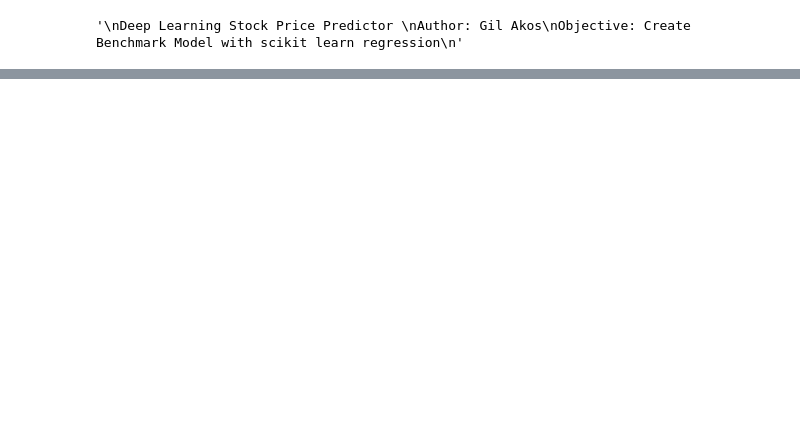
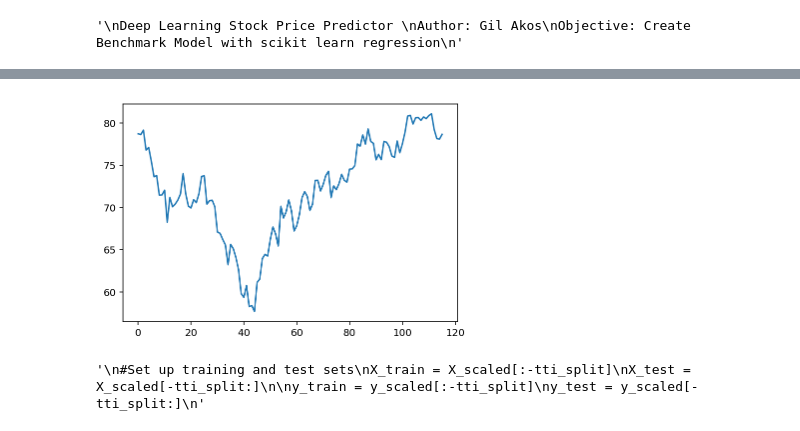
Before and after one commit to gilakos/machine-learning, a Jupyter notebook: projects/capstone/gilakos_stockpricepredictor_dev-benchmarkmodel.ipynb, the cells around one changed output, grey strips where cells are left out. Drawn from its saved outputs; the diff is of its cells as text; code cells hidden in the pictures; blank space fills up the shorter version.

Commit message:
Benchmark Data Processing
Feat: preprocess benchmark data

```diff
--- a/projects/capstone/gilakos_stockpricepredictor_dev-benchmarkmodel.ipynb
+++ b/projects/capstone/gilakos_stockpricepredictor_dev-benchmarkmodel.ipynb
@@ -20,8 +30,8 @@ import matplotlib.pyplot as plt
 # %%
 #Set Benchmark Dates
-date_start, date_end = '2009-01-01', '2009-07-01'#'2015-06-18'
+date_start, date_end = '2009-01-01', '2009-06-18'#'2015-06-18'
 
-#Set Model Baseline
+#Set Model Baseline Ticker
 base_ticker = 'SPY'
 
-print(pd.date_range(date_start,date_end))
+#Set Additional Tickers
@@ -37,17 +37,0 @@ DatetimeIndex(['2009-01-01', '2009-01-02', '2009-01-03', '2009-01-04',
-# %%
-#Create a dataframe for stock data
-stock_df= pd.DataFrame()#index = pd.date_range(date_start,date_end))
-#Set the index to the date range
-
-#Request STock Data
-stock_data = Share(base_ticker)
-stock_historical = stock_data.get_historical(date_start,date_end)
-
-#Loop through the stock data
-for d in stock_historical:
-    stock_close.append(d['Adj_Close'])
-
-stock_df['Adj_Close'] = stock_close
-
-
-print(stock_df)
@@ -71,0 +88,32 @@ print(stock_df)
+# %%
+#Plot Basic Data
+fig, ax = plt.subplots()
+ax.plot(stock_df['Adj_Close'])
+
+# format the coords message box
+def price(x):
+    return '$%1.2f' % x
+#ax.format_xdata = mdates.DateFormatter('%Y-%m-%d')
+ax.format_ydata = price
+
+plt.show()
+# %% [output]
+[figure, added]
+# %%
+#Define Test/Train Split
+tt_split = .20
+tti_split = int(math.floor(len(stock_df['Item'])*tt_split))
+
+X_scaled = np.array(preprocessing.scale(stock_df['Item']))
+y_scaled = np.array(preprocessing.scale(stock_df['Adj_Close']))
+
+'''
+#Set up training and test sets
+X_train = X_scaled[:-tti_split]
+X_test = X_scaled[-tti_split:]
+
+y_train = y_scaled[:-tti_split]
+y_test = y_scaled[-tti_split:]
+'''
+# %% [output]
+'\n#Set up training and test sets\nX_train = X_scaled[:-tti_split]\nX_test = X_scaled[-tti_split:]\n\ny_train = y_scaled[:-tti_split]\ny_test = y_scaled[-tti_split:]\n'
```
Also changed, not shown: parts of 6 cells of this notebook.
